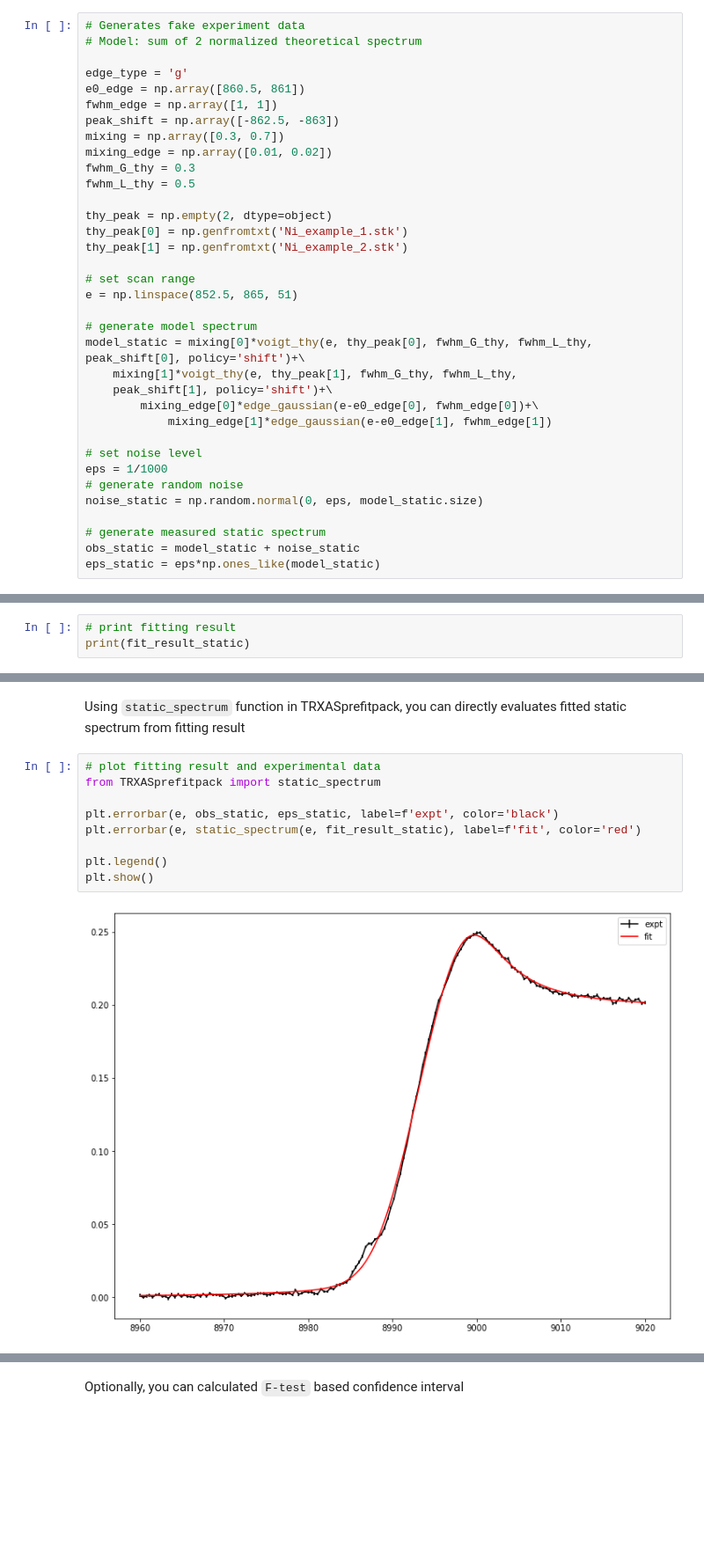
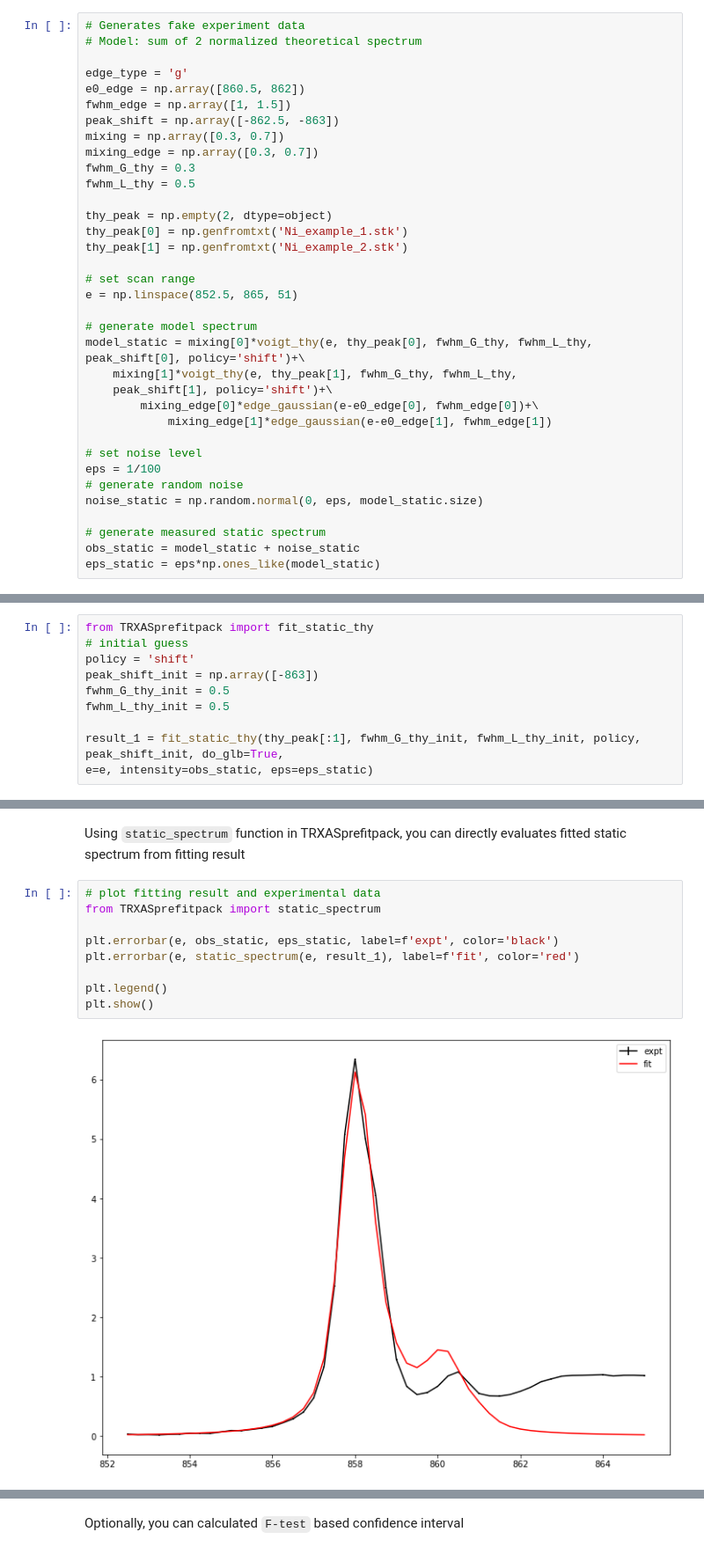
Before and after one commit to pistack/TRXASprefitpack-example, a Jupyter notebook: Fit_Static_thy.ipynb, the cells around one changed output, grey strips where cells are left out. Shown at 88% size. Drawn from its saved outputs; the diff is of its cells as text; blank space fills up the shorter version.

Commit message:
update static fitting example

```diff
--- a/Fit_Static_thy.ipynb
+++ b/Fit_Static_thy.ipynb
@@ -22,11 +22,11 @@ print(TRXASprefitpack.__version__)
 # Model: sum of 2 normalized theoretical spectrum
 
 edge_type = 'g'
-e0_edge = np.array([860.5, 861])
-fwhm_edge = np.array([1, 1])
+e0_edge = np.array([860.5, 862])
+fwhm_edge = np.array([1, 1.5])
 peak_shift = np.array([-862.5, -863])
 mixing = np.array([0.3, 0.7])
-mixing_edge = np.array([0.01, 0.02])
+mixing_edge = np.array([0.3, 0.7])
 fwhm_G_thy = 0.3
 fwhm_L_thy = 0.5
 
@@ -46,7 +46,7 @@ peak_shift[0], policy='shift')+\
             mixing_edge[1]*edge_gaussian(e-e0_edge[1], fwhm_edge[1])
 
 # set noise level
-eps = 1/1000
+eps = 1/100
 # generate random noise
 noise_static = np.random.normal(0, eps, model_static.size)
 
@@ -79,3 +82,10 @@ plt.show()
 # %%
-# print fitting result
-print(fit_result_static)
+from TRXASprefitpack import fit_static_thy
+# initial guess
+policy = 'shift'
+peak_shift_init = np.array([-863])
+fwhm_G_thy_init = 0.5
+fwhm_L_thy_init = 0.5
+
+result_1 = fit_static_thy(thy_peak[:1], fwhm_G_thy_init, fwhm_L_thy_init, policy, peak_shift_init, do_glb=True,
+e=e, intensity=obs_static, eps=eps_static)
@@ -102,12 +114,12 @@ Using `static_spectrum` function in TRXASprefitpack, you can directly evaluates
 # %%
 # plot fitting result and experimental data
 from TRXASprefitpack import static_spectrum
 
 plt.errorbar(e, obs_static, eps_static, label=f'expt', color='black')
-plt.errorbar(e, static_spectrum(e, fit_result_static), label=f'fit', color='red')
+plt.errorbar(e, static_spectrum(e, result_1), label=f'fit', color='red')
 
 plt.legend()
 plt.show()
 # %% [output]
-[figure, old version]
+[figure, new version]
 # %% [markdown]
```
Also changed, not shown: parts of 25 cells of this notebook, 15 other files.
